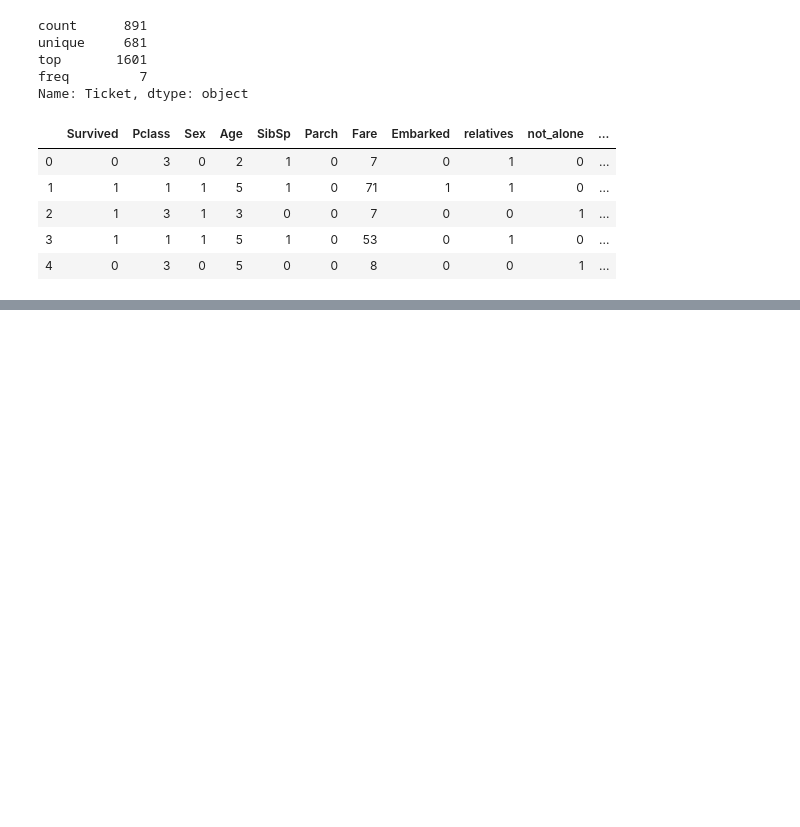
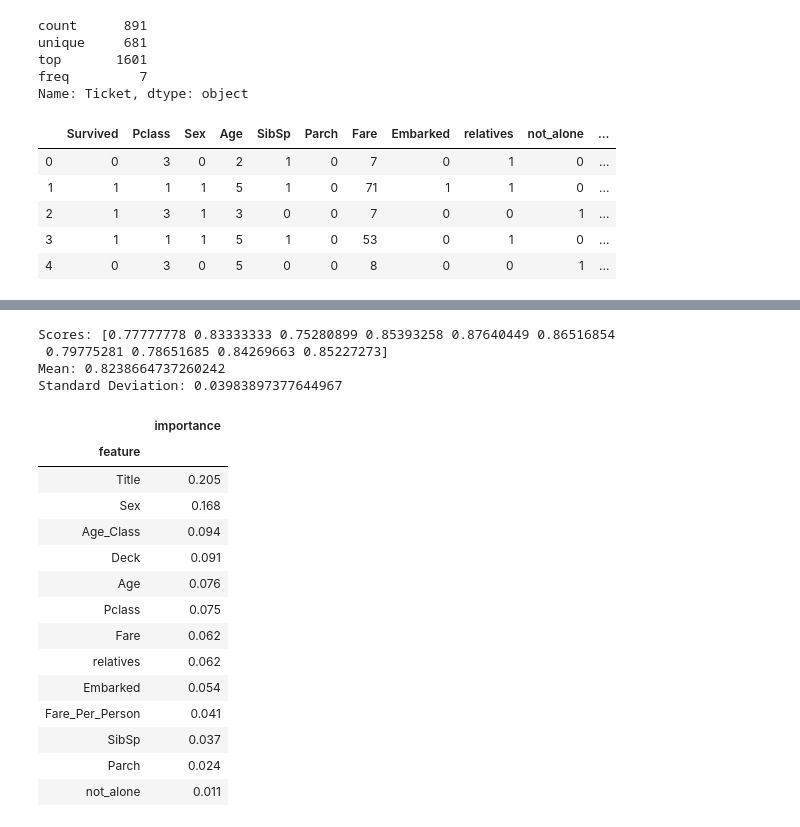
Before and after one commit to davestroud/Purchasing_Power, a Jupyter notebook: Week4/Titanic/Main.ipynb, the cells around one changed output, grey strips where cells are left out. Cells and saved outputs as stored; diff of their text form; code cells hidden in the pictures; blank space fills up the shorter version.

```diff
--- a/Week4/Titanic/Main.ipynb
+++ b/Week4/Titanic/Main.ipynb
@@ -390,0 +391,32 @@ result_df.head(9)
+# %%
+from sklearn.model_selection import cross_val_score
+rf = RandomForestClassifier(n_estimators=100)
+scores = cross_val_score(rf, X_train, Y_train, cv=10, scoring = "accuracy")
+print("Scores:", scores)
+print("Mean:", scores.mean())
+print("Standard Deviation:", scores.std())
+# %% [output]
+Scores: [0.77777778 0.83333333 0.75280899 0.85393258 0.87640449 0.86516854
+ 0.79775281 0.78651685 0.84269663 0.85227273]
+Mean: 0.8238664737260242
+Standard Deviation: 0.03983897377644967
+# %%
+importances = pd.DataFrame({'feature':X_train.columns,'importance':np.round(random_forest.feature_importances_,3)})
+importances = importances.sort_values('importance',ascending=False).set_index('feature')
+importances.head(15)
+# %% [output]
+|  | importance |
+| feature |  |
+| Title | 0.205 |
+| Sex | 0.168 |
+| Age_Class | 0.094 |
+| Deck | 0.091 |
+| Age | 0.076 |
+| Pclass | 0.075 |
+| Fare | 0.062 |
+| relatives | 0.062 |
+| Embarked | 0.054 |
+| Fare_Per_Person | 0.041 |
+| SibSp | 0.037 |
+| Parch | 0.024 |
+| not_alone | 0.011 |
```
Also changed, not shown: parts of 4 cells of this notebook.
